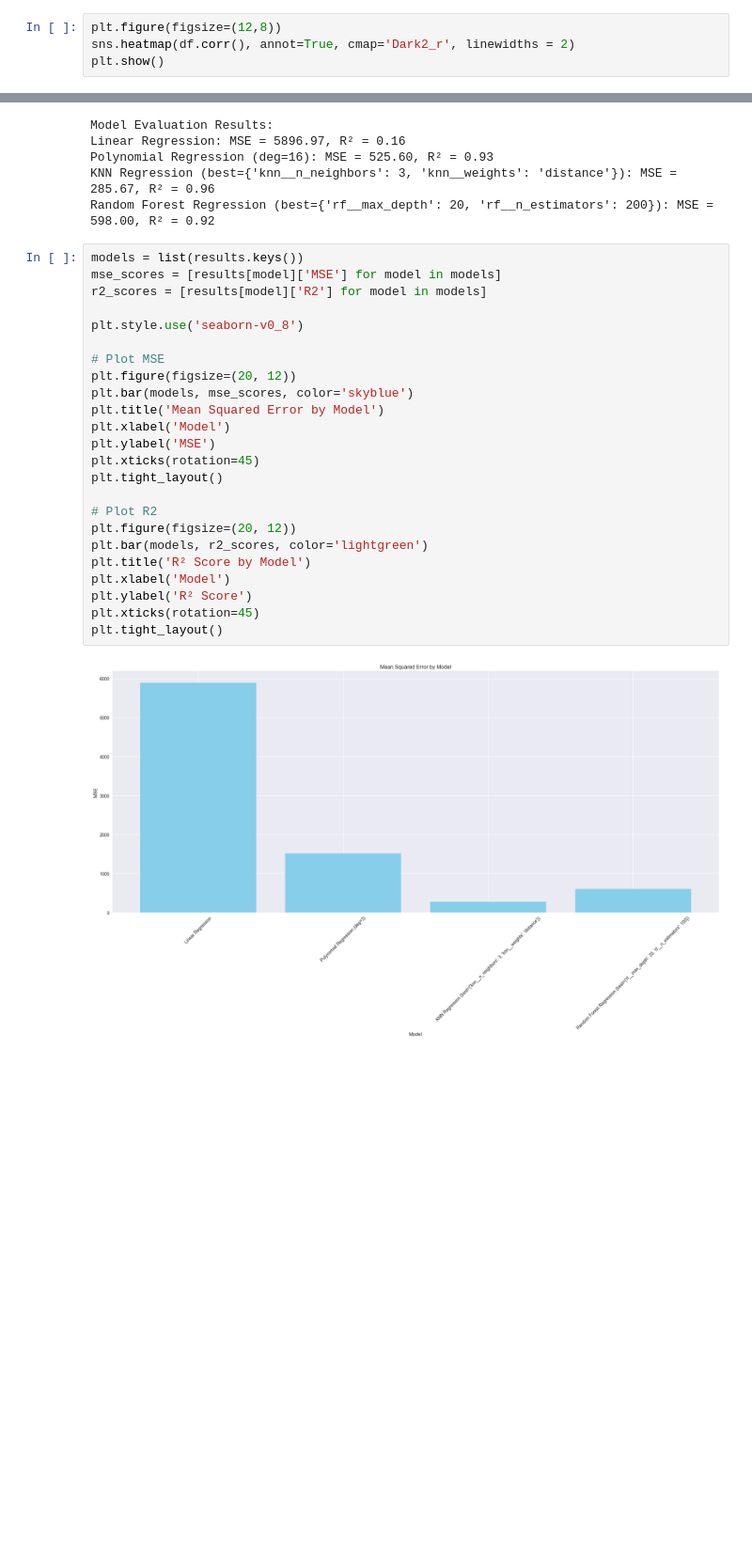
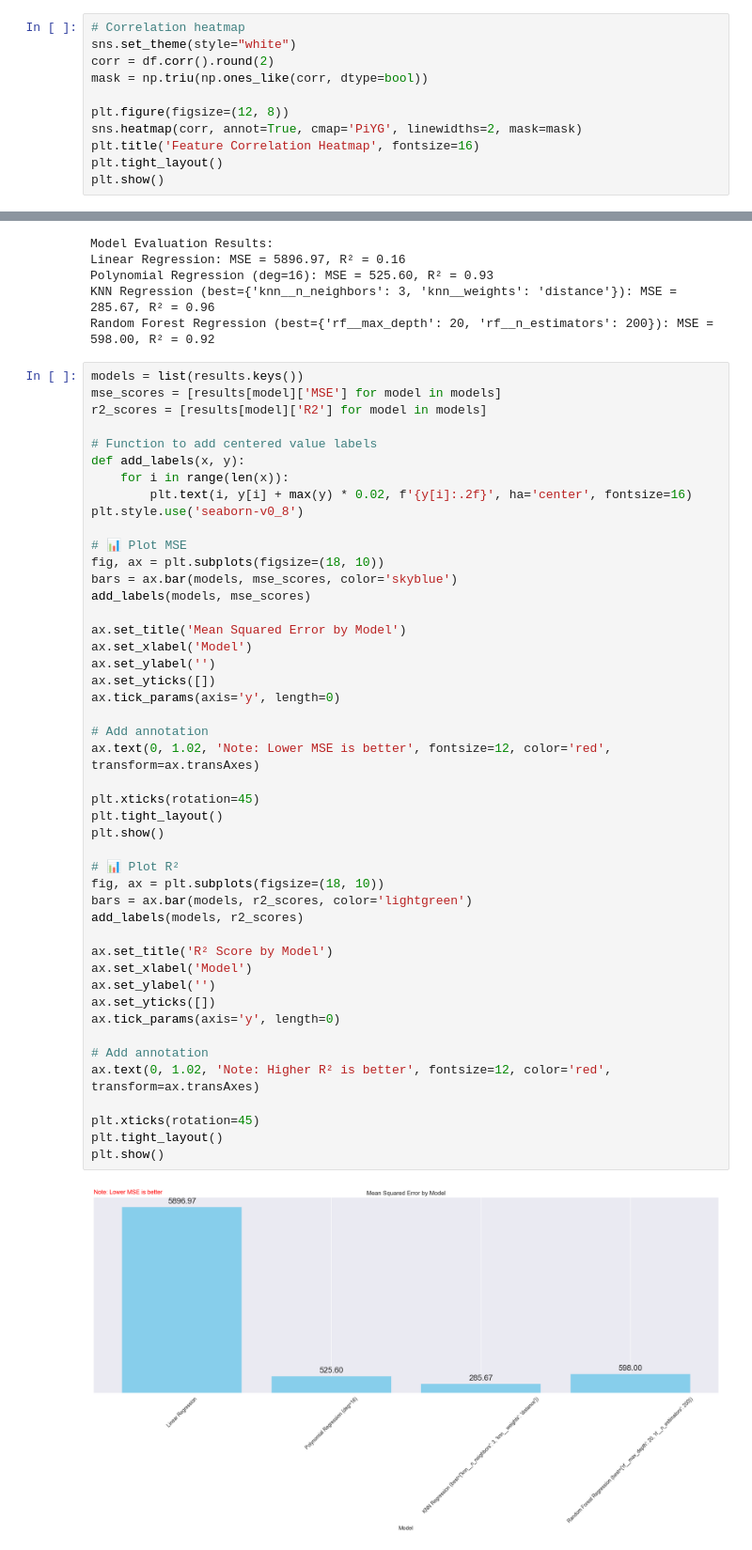
Before and after one commit to mgmytrasiewicz/pygame-pong-v2, a Jupyter notebook: ml-pong.ipynb, the cells around one changed output, grey strips where cells are left out. Shown at 94% size. Cells and saved outputs as stored; diff of their text form; blank space fills up the shorter version.

```diff
--- a/ml-pong.ipynb
+++ b/ml-pong.ipynb
@@ -38,5 +56,12 @@ plt.show()
 # %%
-plt.figure(figsize=(12,8))
-sns.heatmap(df.corr(), annot=True, cmap='Dark2_r', linewidths = 2)
+# Correlation heatmap
+sns.set_theme(style="white")
+corr = df.corr().round(2)
+mask = np.triu(np.ones_like(corr, dtype=bool))
+
+plt.figure(figsize=(12, 8))
+sns.heatmap(corr, annot=True, cmap='PiYG', linewidths=2, mask=mask)
+plt.title('Feature Correlation Heatmap', fontsize=16)
+plt.tight_layout()
 plt.show()
 # %% [output]
@@ -181,26 +196,48 @@ Random Forest Regression (best={'rf__max_depth': 20, 'rf__n_estimators': 200}):
 # %%
 models = list(results.keys())
 mse_scores = [results[model]['MSE'] for model in models]
 r2_scores = [results[model]['R2'] for model in models]
 
+# Function to add centered value labels
+def add_labels(x, y):
+    for i in range(len(x)):
+        plt.text(i, y[i] + max(y) * 0.02, f'{y[i]:.2f}', ha='center', fontsize=16)
 plt.style.use('seaborn-v0_8')
 
-# Plot MSE
-plt.figure(figsize=(20, 12))
-plt.bar(models, mse_scores, color='skyblue')
-plt.title('Mean Squared Error by Model')
-plt.xlabel('Model')
-plt.ylabel('MSE')
+# 📊 Plot MSE
+fig, ax = plt.subplots(figsize=(18, 10))
+bars = ax.bar(models, mse_scores, color='skyblue')
+add_labels(models, mse_scores)
+
+ax.set_title('Mean Squared Error by Model')
+ax.set_xlabel('Model')
+ax.set_ylabel('')
+ax.set_yticks([])
+ax.tick_params(axis='y', length=0)
+
+# Add annotation
+ax.text(0, 1.02, 'Note: Lower MSE is better', fontsize=12, color='red', transform=ax.transAxes)
+
 plt.xticks(rotation=45)
 plt.tight_layout()
+plt.show()
 
-# Plot R2
-plt.figure(figsize=(20, 12))
-plt.bar(models, r2_scores, color='lightgreen')
-plt.title('R² Score by Model')
-plt.xlabel('Model')
-plt.ylabel('R² Score')
+# 📊 Plot R²
+fig, ax = plt.subplots(figsize=(18, 10))
+bars = ax.bar(models, r2_scores, color='lightgreen')
+add_labels(models, r2_scores)
+
+ax.set_title('R² Score by Model')
+ax.set_xlabel('Model')
+ax.set_ylabel('')
+ax.set_yticks([])
+ax.tick_params(axis='y', length=0)
+
+# Add annotation
+ax.text(0, 1.02, 'Note: Higher R² is better', fontsize=12, color='red', transform=ax.transAxes)
+
 plt.xticks(rotation=45)
 plt.tight_layout()
+plt.show()
 # %% [output]
-[figure, old version]
+[figure, new version]
```
Also changed, not shown: parts of 12 cells of this notebook.
